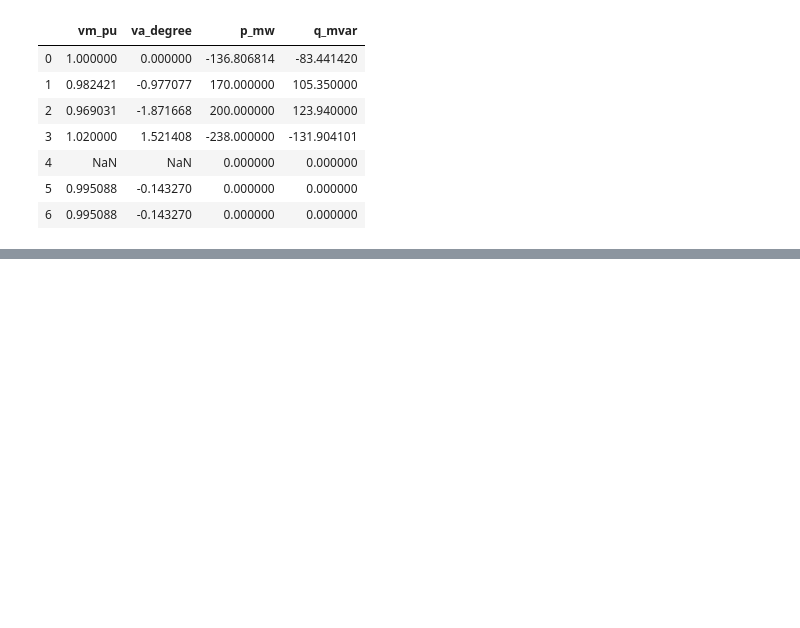
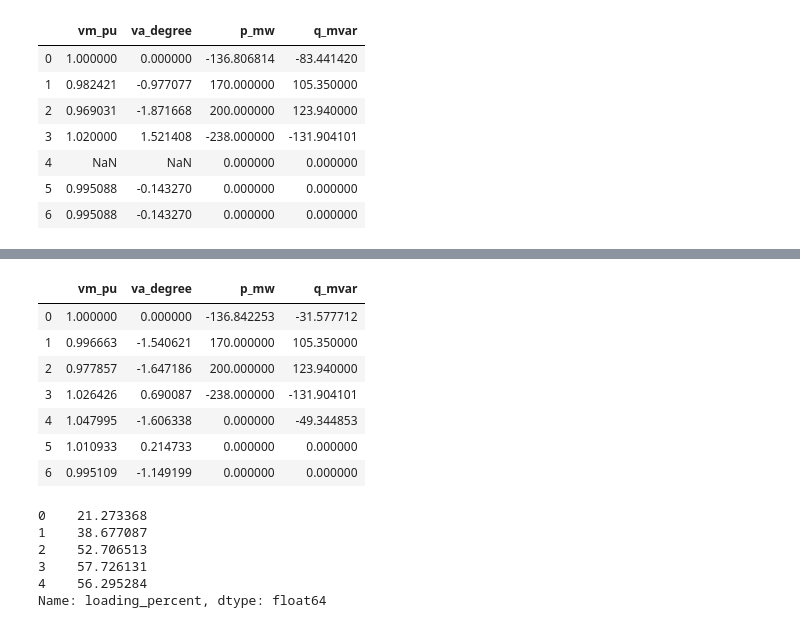
Before and after one commit to thediavel/RL-ThesisProject-ABB, a Jupyter notebook: TestNetwork1_v2.ipynb, the cells around one changed output, grey strips where cells are left out. Saved outputs shown, nothing was run; the diff lists cells and outputs as text; code cells hidden in the pictures; blank space fills up the shorter version.

```diff
--- a/TestNetwork1_v2.ipynb
+++ b/TestNetwork1_v2.ipynb
@@ -161,0 +212,31 @@ net.sgen.q_mvar[g_ind] = g_q_mvar*g_scaling
+# %%
+#Shunt
+v_ref_pu = 1
+q_comp = Shunt_q_comp(net, v_ref_pu)
+net.shunt.q_mvar =  q_comp
+
+#Series
+p_ref_pu = 15.7
+k_x_comp_pu = K_x_comp_pu(net, x_line_pu, p_ref_pu)
+net.impedance.loc[0, ['xft_pu','xtf_pu']] = x_line_pu * k_x_comp_pu
+
+pp.runpp(net)
+net.res_bus
+# %% [output]
+|  | vm_pu | va_degree | p_mw | q_mvar |
+| 0 | 1.000000 | 0.000000 | -136.842253 | -31.577712 |
+| 1 | 0.996663 | -1.540621 | 170.000000 | 105.350000 |
+| 2 | 0.977857 | -1.647186 | 200.000000 | 123.940000 |
+| 3 | 1.026426 | 0.690087 | -238.000000 | -131.904101 |
+| 4 | 1.047995 | -1.606338 | 0.000000 | -49.344853 |
+| 5 | 1.010933 | 0.214733 | 0.000000 | 0.000000 |
+| 6 | 0.995109 | -1.149199 | 0.000000 | 0.000000 |
+# %%
+net.res_line.loading_percent
+# %% [output]
+0    21.273368
+1    38.677087
+2    52.706513
+3    57.726131
+4    56.295284
+Name: loading_percent, dtype: float64
```
Also changed, not shown: parts of 23 cells of this notebook.
